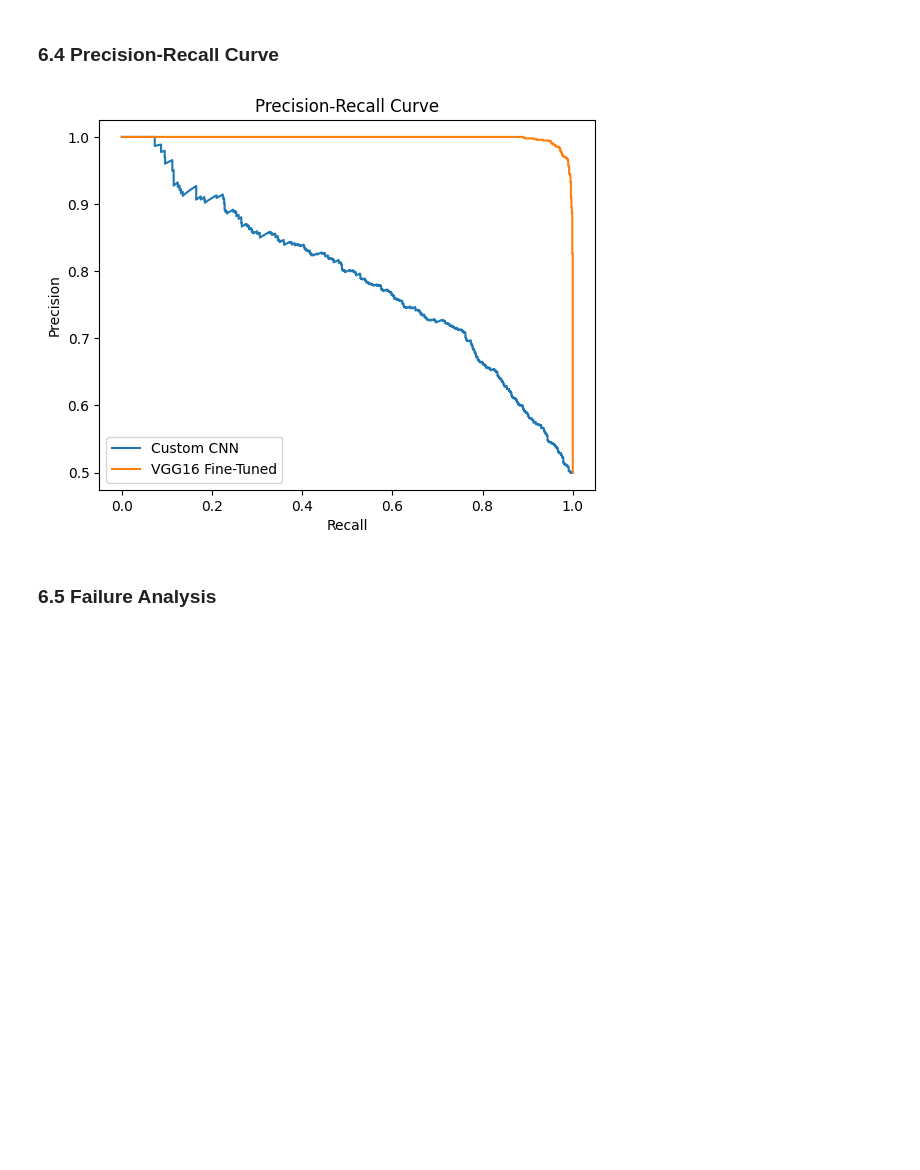
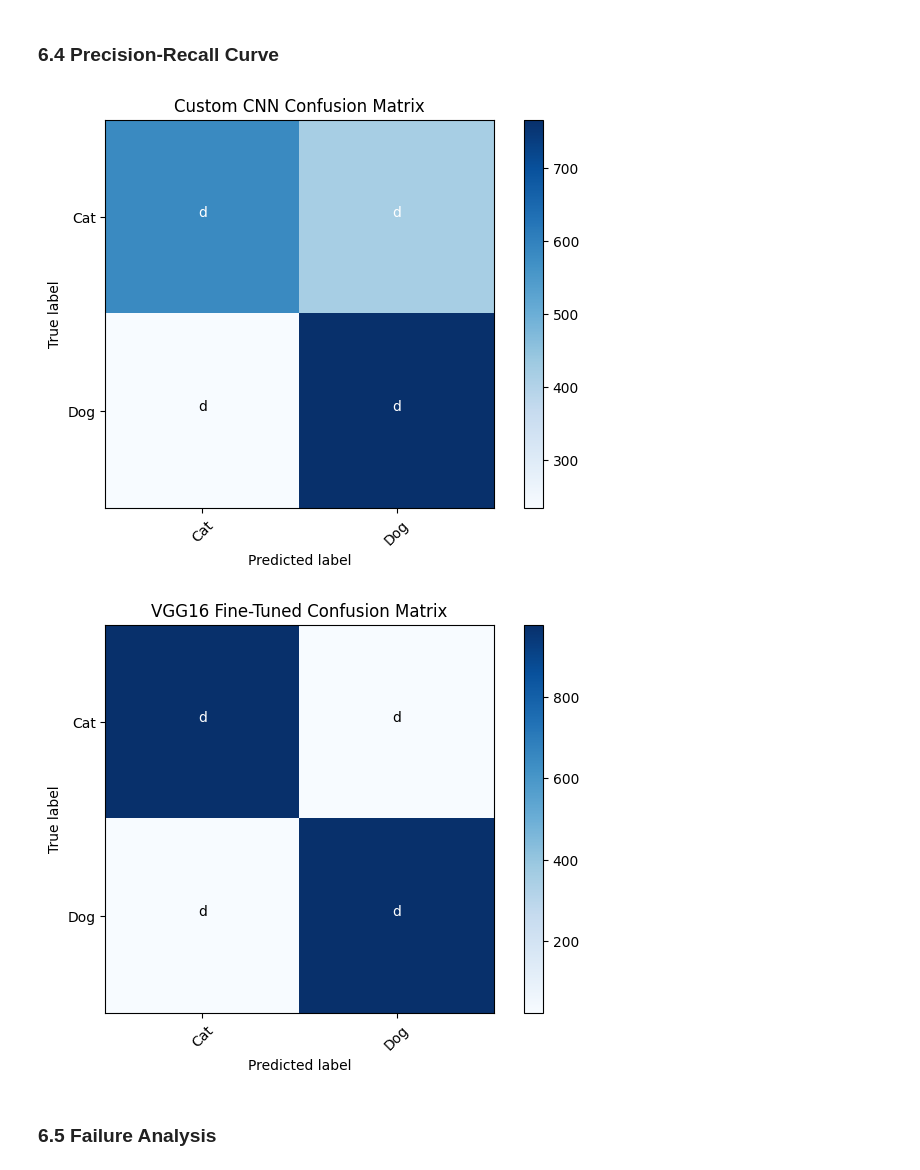
Before and after one commit to Yogesh-333/Practical-Lab-3-Foundations-of-Machine-Learning-Frameworks, a Jupyter notebook: lab3.ipynb, the cells around one changed output. Cells and saved outputs as stored; diff of their text form; code cells hidden in the pictures; blank space fills up the shorter version.

```diff
--- a/lab3.ipynb
+++ b/lab3.ipynb
@@ -216,4 +269,19 @@ outputs = layers.Dense(1, activation="sigmoid")(x)
 vgg_model = keras.Model(inputs, outputs)
 vgg_model.compile(loss="binary_crossentropy", optimizer="adam", metrics=["accuracy"])
 vgg_model.summary()
+
+for batch in train_dataset.take(1):
+    images, _ = batch
+    augmented_images = data_augmentation(images)
+    plt.figure(figsize=(12,4))
+    for i in range(6):
+        plt.subplot(2, 6, i+1)
+        plt.imshow(images[i].numpy().astype("uint8"))
+        plt.axis('off')
+        plt.subplot(2, 6, i+7)
+        plt.imshow(augmented_images[i].numpy().astype("uint8"))
+        plt.axis('off')
+    plt.suptitle('Top: Original, Bottom: Augmented')
+    plt.show()
+    break
 # %% [output]
@@ -308,8 +440,8 @@ Epoch 6/10
 # %% [markdown]
 ### 6.1 Reloading Best Models
 # %%
-best_cnn = keras.models.load_model("cnn_best_model.keras")
-best_vgg = keras.models.load_model("vgg16_finetune_best.keras")
+best_cnn = keras.models.load_model("models/cnn_best_model.keras")
+best_vgg = keras.models.load_model("models/vgg16_finetune_best.keras")
 # %% [markdown]
 ### 6.2 Accuracy Scores
 # %%
@@ -367,18 +499,51 @@ VGG16 Fine-Tuned - Precision: 0.98, Recall: 0.97, F1: 0.98
 # %% [markdown]
 ### 6.4 Precision-Recall Curve
 # %%
-pr_cnn = precision_recall_curve(y_true, y_cnn_pred)
-pr_vgg = precision_recall_curve(y_true, y_vgg_pred)
+import itertools
 
-plt.plot(pr_cnn[1], pr_cnn[0], label='Custom CNN')
-plt.plot(pr_vgg[1], pr_vgg[0], label='VGG16 Fine-Tuned')
-plt.xlabel('Recall')
-plt.ylabel('Precision')
-plt.title('Precision-Recall Curve')
-plt.legend()
+
+
+plt.imshow(cm_cnn, interpolation='nearest', cmap=plt.cm.Blues)
+plt.title('Custom CNN Confusion Matrix')
+plt.colorbar()
+tick_marks = np.arange(len(classes))
+plt.xticks(tick_marks, classes, rotation=45)
+plt.yticks(tick_marks, classes)
+
+fmt = 'd'
+thresh = cm_cnn.max() / 2.
+for i, j in itertools.product(range(cm_cnn.shape[0]), range(cm_cnn.shape[1])):
+    plt.text(j, i, fmt.format(cm_cnn[i, j]),
+                horizontalalignment="center",
+                color="white" if cm_cnn[i, j] > thresh else "black")
+
+plt.tight_layout()
+plt.ylabel('True label')
+plt.xlabel('Predicted label')
 plt.show()
+
+
+plt.imshow(cm_vgg, interpolation='nearest', cmap=plt.cm.Blues)
+plt.title('VGG16 Fine-Tuned Confusion Matrix')
+plt.colorbar()
+tick_marks = np.arange(len(classes))
+plt.xticks(tick_marks, classes, rotation=45)
+plt.yticks(tick_marks, classes)
+
+fmt = 'd'
+thresh = cm_vgg.max() / 2.
+for i, j in itertools.product(range(cm_vgg.shape[0]), range(cm_vgg.shape[1])):
+    plt.text(j, i, fmt.format(cm_vgg[i, j]),
+                horizontalalignment="center",
+                color="white" if cm_vgg[i, j] > thresh else "black")
+
+plt.tight_layout()
+plt.ylabel('True label')
+plt.xlabel('Predicted label')
+plt.show()
 # %% [output]
-[figure, old version]
+[figure, new version]
+[figure, added]
 # %% [markdown]
 ### 6.5 Failure Analysis
 # %%
```
Also changed, not shown: parts of 14 cells of this notebook, 5 other files.
